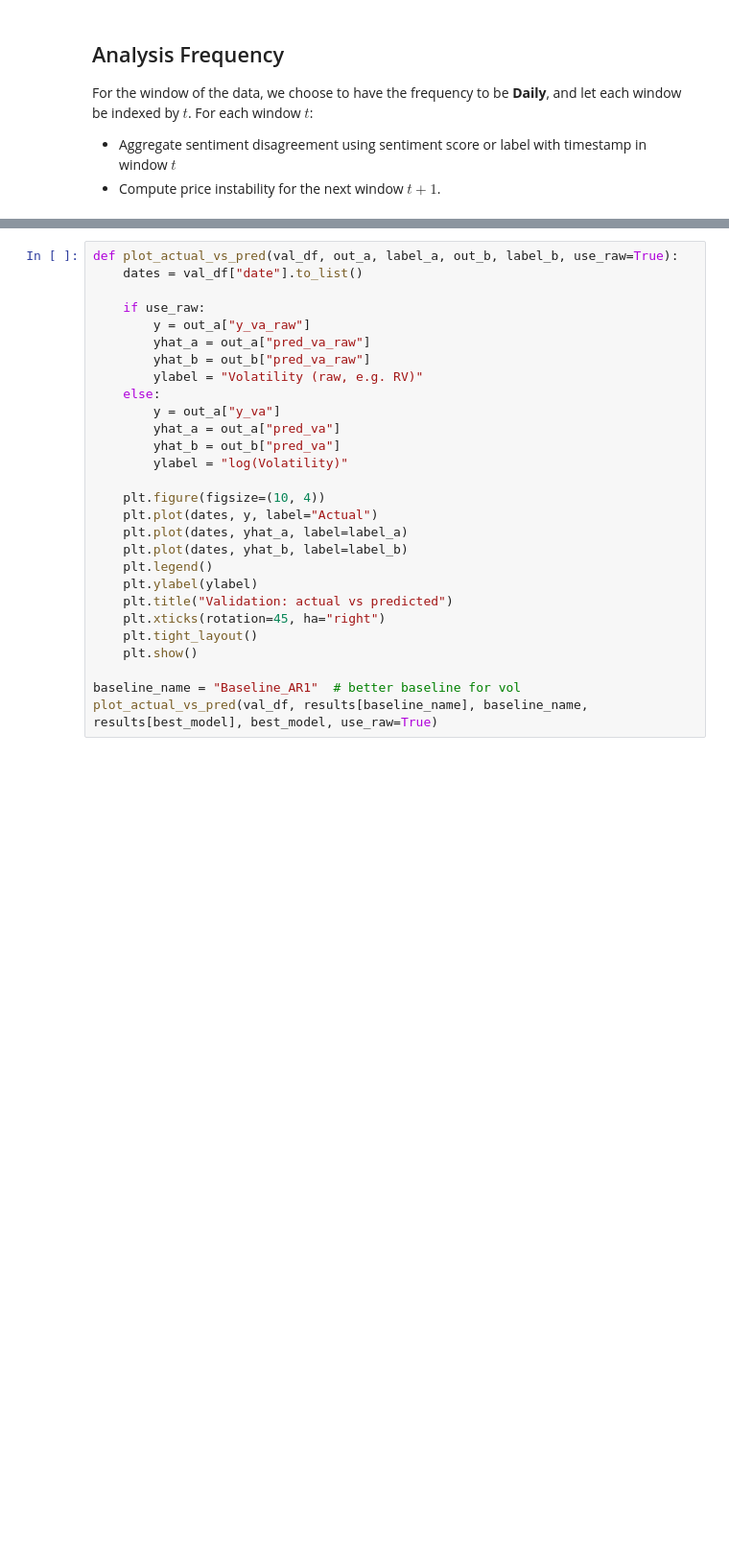
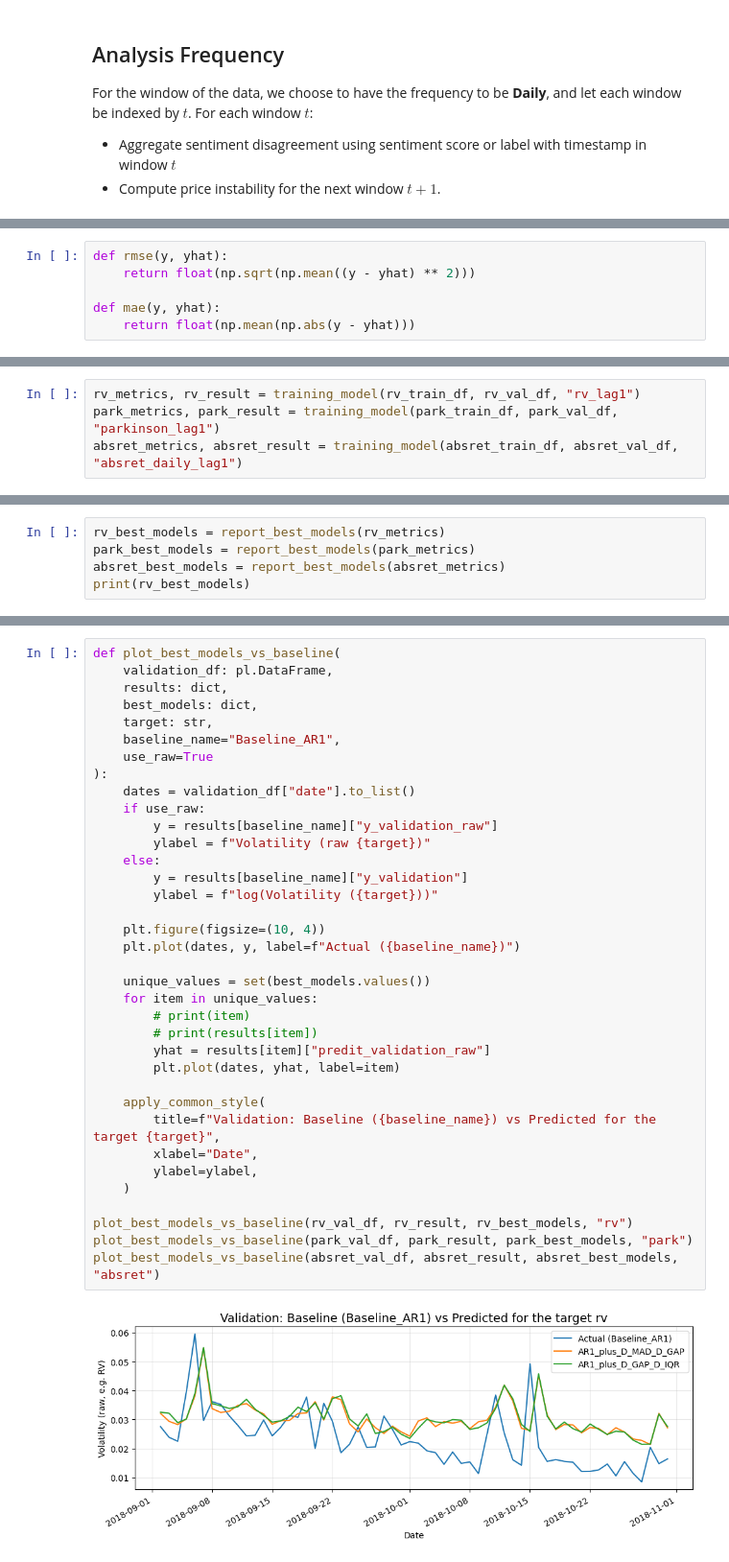
Before and after one commit to arkdong/SDA25_Group11, a Jupyter notebook: notebook/RQ4.ipynb, the cells around one changed output, grey strips where cells are left out. Shown at 96% size. Drawn from its saved outputs; the diff is of its cells as text; blank space fills up the shorter version.

```diff
--- a/notebook/RQ4.ipynb
+++ b/notebook/RQ4.ipynb
@@ -697,0 +828,6 @@ print("val days:",   val_df.height)
+# %%
+def rmse(y, yhat):
+    return float(np.sqrt(np.mean((y - yhat) ** 2)))
+
+def mae(y, yhat):
+    return float(np.mean(np.abs(y - yhat)))
@@ -827,0 +915,4 @@ plot_term_cis(results, "D_gap_lag1", alpha=0.05, title="Effect of Twitter–Redd
+# %%
+rv_metrics, rv_result = training_model(rv_train_df, rv_val_df, "rv_lag1")
+park_metrics, park_result = training_model(park_train_df, park_val_df, "parkinson_lag1")
+absret_metrics, absret_result = training_model(absret_train_df, absret_val_df, "absret_daily_lag1")
@@ -827,0 +958,5 @@ plot_term_cis(results, "D_gap_lag1", alpha=0.05, title="Effect of Twitter–Redd
+# %%
+rv_best_models = report_best_models(rv_metrics)
+park_best_models = report_best_models(park_metrics)
+absret_best_models = report_best_models(absret_metrics)
+print(rv_best_models)
@@ -828,28 +984,38 @@ plot_term_cis(results, "D_gap_lag1", alpha=0.05, title="Effect of Twitter–Redd
 # %%
-def plot_actual_vs_pred(val_df, out_a, label_a, out_b, label_b, use_raw=True):
-    dates = val_df["date"].to_list()
-
+def plot_best_models_vs_baseline(
+    validation_df: pl.DataFrame,
+    results: dict,
+    best_models: dict,
+    target: str,
+    baseline_name="Baseline_AR1",
+    use_raw=True
+):
+    dates = validation_df["date"].to_list()
     if use_raw:
-        y = out_a["y_va_raw"]
-        yhat_a = out_a["pred_va_raw"]
-        yhat_b = out_b["pred_va_raw"]
-        ylabel = "Volatility (raw, e.g. RV)"
+        y = results[baseline_name]["y_validation_raw"]
+        ylabel = f"Volatility (raw {target})"
     else:
-        y = out_a["y_va"]
-        yhat_a = out_a["pred_va"]
-        yhat_b = out_b["pred_va"]
-        ylabel = "log(Volatility)"
+        y = results[baseline_name]["y_validation"]
+        ylabel = f"log(Volatility ({target}))"
 
     plt.figure(figsize=(10, 4))
-    plt.plot(dates, y, label="Actual")
-    plt.plot(dates, yhat_a, label=label_a)
-    plt.plot(dates, yhat_b, label=label_b)
-    plt.legend()
-    plt.ylabel(ylabel)
-    plt.title("Validation: actual vs predicted")
-    plt.xticks(rotation=45, ha="right")
-    plt.tight_layout()
-    plt.show()
+    plt.plot(dates, y, label=f"Actual ({baseline_name})")
 
-baseline_name = "Baseline_AR1"  # better baseline for vol
-plot_actual_vs_pred(val_df, results[baseline_name], baseline_name, results[best_model], best_model, use_raw=True)
+    unique_values = set(best_models.values())
+    for item in unique_values:
+        # print(item)
+        # print(results[item])
+        yhat = results[item]["predit_validation_raw"]
+        plt.plot(dates, yhat, label=item)
+
+    apply_common_style(
+        title=f"Validation: Baseline ({baseline_name}) vs Predicted for the target {target}",
+        xlabel="Date",
+        ylabel=ylabel,
+    )
+
+plot_best_models_vs_baseline(rv_val_df, rv_result, rv_best_models, "rv")
+plot_best_models_vs_baseline(park_val_df, park_result, park_best_models, "park")
+plot_best_models_vs_baseline(absret_val_df, absret_result, absret_best_models, "absret")
+# %% [output]
+[figure, added]
```
Also changed, not shown: parts of 58 cells of this notebook.
